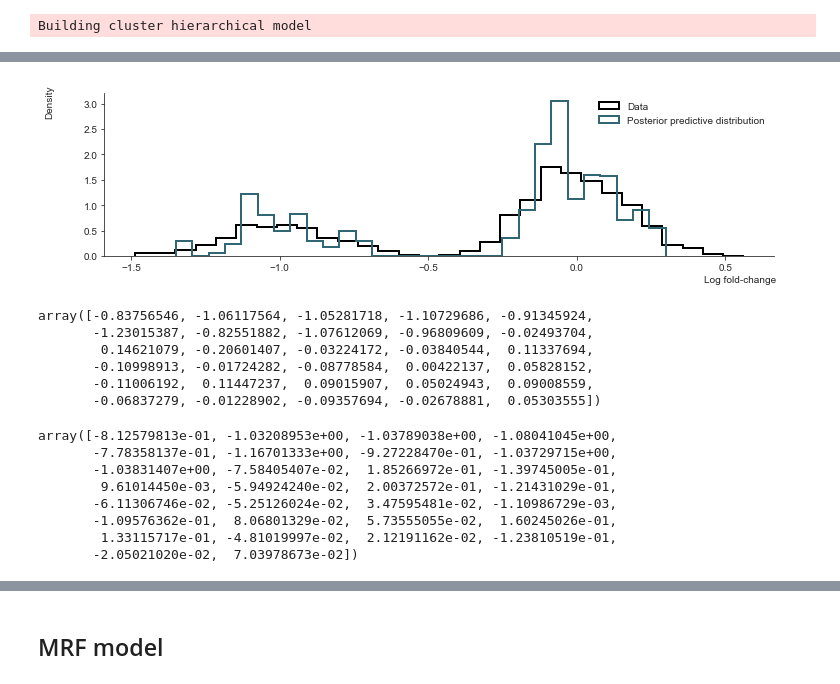
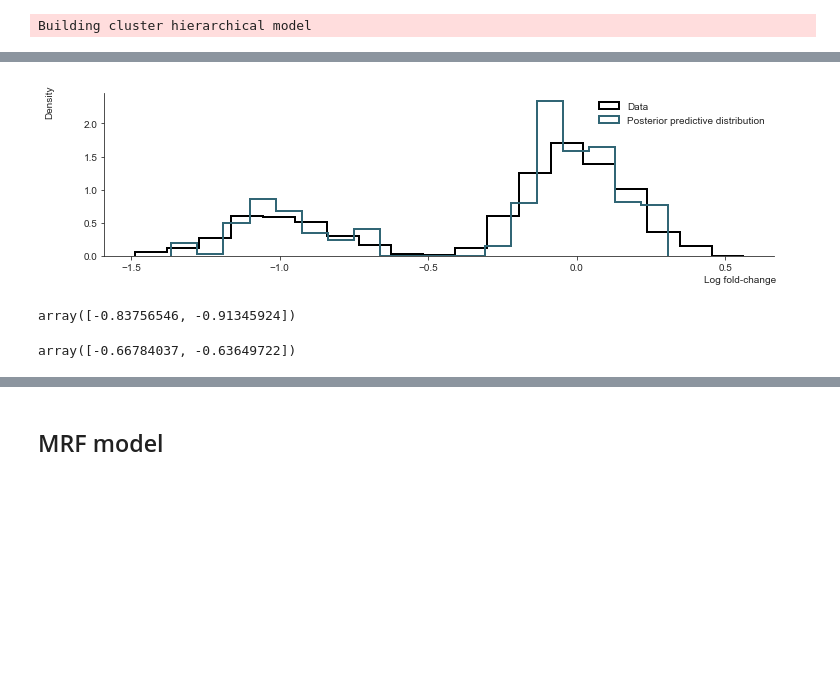
Before and after one commit to cbg-ethz/shm, a Jupyter notebook: analysis/04a-structured_hierarchical_linear_models.ipynb, the cells around one changed output, grey strips where cells are left out. Saved outputs shown, nothing was run; the diff lists cells and outputs as text; code cells hidden in the pictures; blank space fills up the shorter version.

```diff
--- a/analysis/04a-structured_hierarchical_linear_models.ipynb
+++ b/analysis/04a-structured_hierarchical_linear_models.ipynb
@@ -219,27 +180,15 @@ sp.plot_hist(trace, "gamma", 14, "");
 # %%
-sp.plot_steps(readout, ppc_trace, bins=30);
+sp.plot_steps(readout, ppc_trace, bins=19);
 # %% [output]
-[figure, old version]
+[figure, new version]
 # %%
-data['gamma']
+data['gamma'][[0, 4]]
 # %% [output]
-array([-0.83756546, -1.06117564, -1.05281718, -1.10729686, -0.91345924,
-       -1.23015387, -0.82551882, -1.07612069, -0.96809609, -0.02493704,
-        0.14621079, -0.20601407, -0.03224172, -0.03840544,  0.11337694,
-       -0.10998913, -0.01724282, -0.08778584,  0.00422137,  0.05828152,
-       -0.11006192,  0.11447237,  0.09015907,  0.05024943,  0.09008559,
-       -0.06837279, -0.01228902, -0.09357694, -0.02678881,  0.05303555])
+array([-0.83756546, -0.91345924])
 # %%
-numpy.mean(trace['gamma'], 0)[list(model._index_to_gene.keys())]
+numpy.mean(trace['gamma'], 0)[[14, 18]]
 # %% [output]
-array([-8.12579813e-01, -1.03208953e+00, -1.03789038e+00, -1.08041045e+00,
-       -7.78358137e-01, -1.16701333e+00, -9.27228470e-01, -1.03729715e+00,
-       -1.03831407e+00, -7.58405407e-02,  1.85266972e-01, -1.39745005e-01,
-        9.61014450e-03, -5.94924240e-02,  2.00372572e-01, -1.21431029e-01,
-       -6.11306746e-02, -5.25126024e-02,  3.47595481e-02, -1.10986729e-03,
-       -1.09576362e-01,  8.06801329e-02,  5.73555055e-02,  1.60245026e-01,
-        1.33115717e-01, -4.81019997e-02,  2.12191162e-02, -1.23810519e-01,
-       -2.05021020e-02,  7.03978673e-02])
+array([-0.66784037, -0.63649722])
 # %%
 sp.plot_posterior_labels(
     trace,
```
Also changed, not shown: parts of 32 cells of this notebook, 14 other files.
